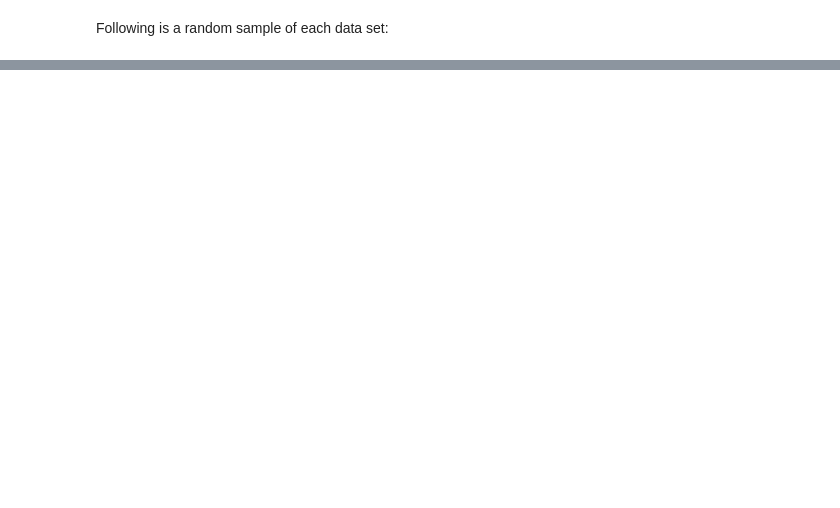
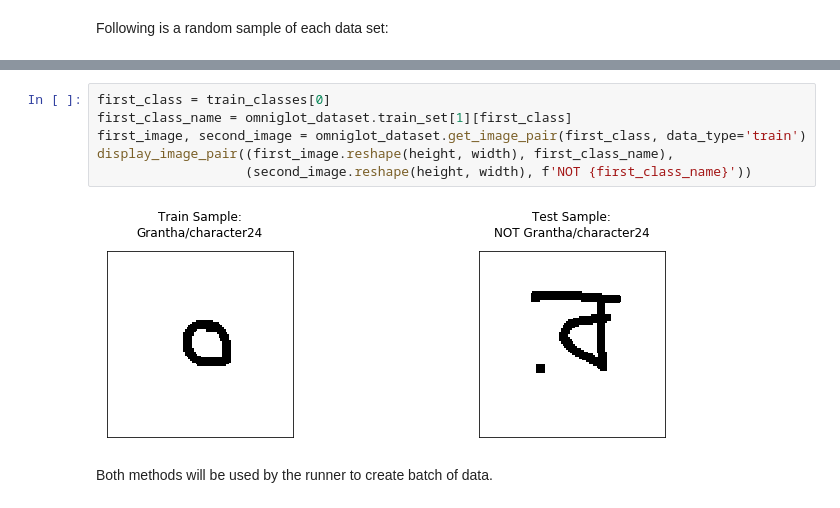
Before and after one commit to boodland/One-Shot-Learning, a Jupyter notebook: experiment.ipynb, the cells around one changed output, grey strips where cells are left out. Cells and saved outputs as stored; diff of their text form; blank space fills up the shorter version.

```diff
--- a/experiment.ipynb
+++ b/experiment.ipynb
@@ -185,0 +273,10 @@ plt.show()
+# %%
+first_class = train_classes[0]
+first_class_name = omniglot_dataset.train_set[1][first_class]
+first_image, second_image = omniglot_dataset.get_image_pair(first_class, data_type='train')
+display_image_pair((first_image.reshape(height, width), first_class_name),
+                   (second_image.reshape(height, width), f'NOT {first_class_name}'))
+# %% [output]
+[figure, added]
+# %% [markdown]
+Both methods will be used by the runner to create batch of data.
```
Also changed, not shown: parts of 10 cells of this notebook.
